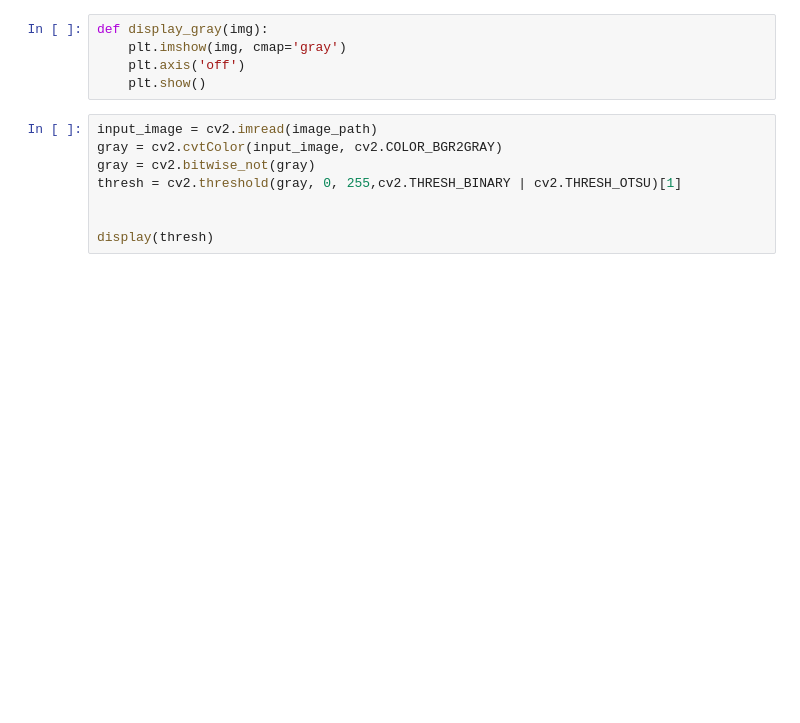
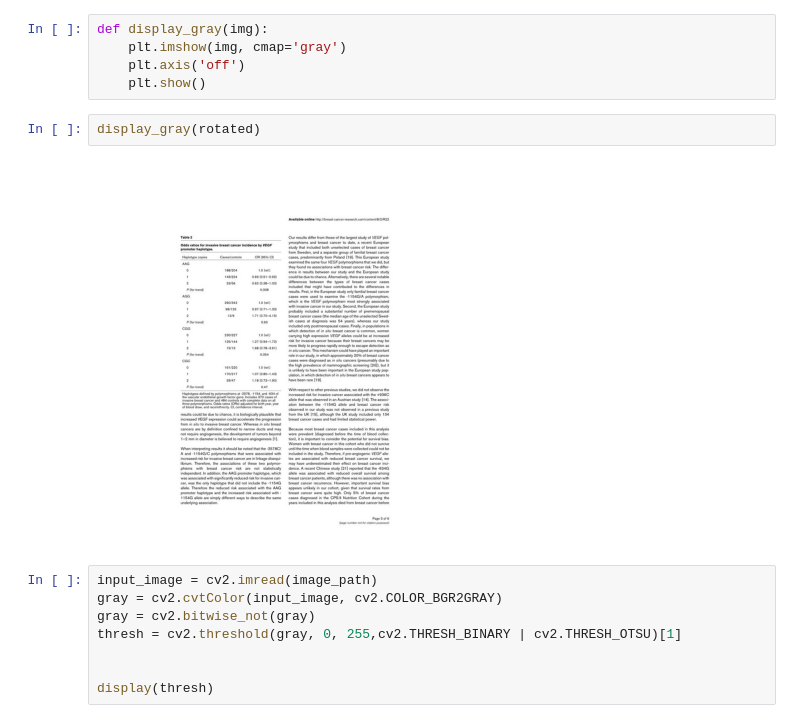
Before and after one commit to sreesankar711/TabDetExt, a Jupyter notebook: skew_cv.ipynb, the cells around one changed output. Drawn from its saved outputs; the diff is of its cells as text; blank space fills up the shorter version.

```diff
--- a/skew_cv.ipynb
+++ b/skew_cv.ipynb
@@ -49,6 +86,10 @@ def display_gray(img):
     plt.imshow(img, cmap='gray')
     plt.axis('off')
     plt.show()
+# %%
+display_gray(rotated)
+# %% [output]
+[figure, added]
 # %%
 input_image = cv2.imread(image_path)
 gray = cv2.cvtColor(input_image, cv2.COLOR_BGR2GRAY)
```
Also changed, not shown: parts of 6 cells of this notebook, 51 other files.
